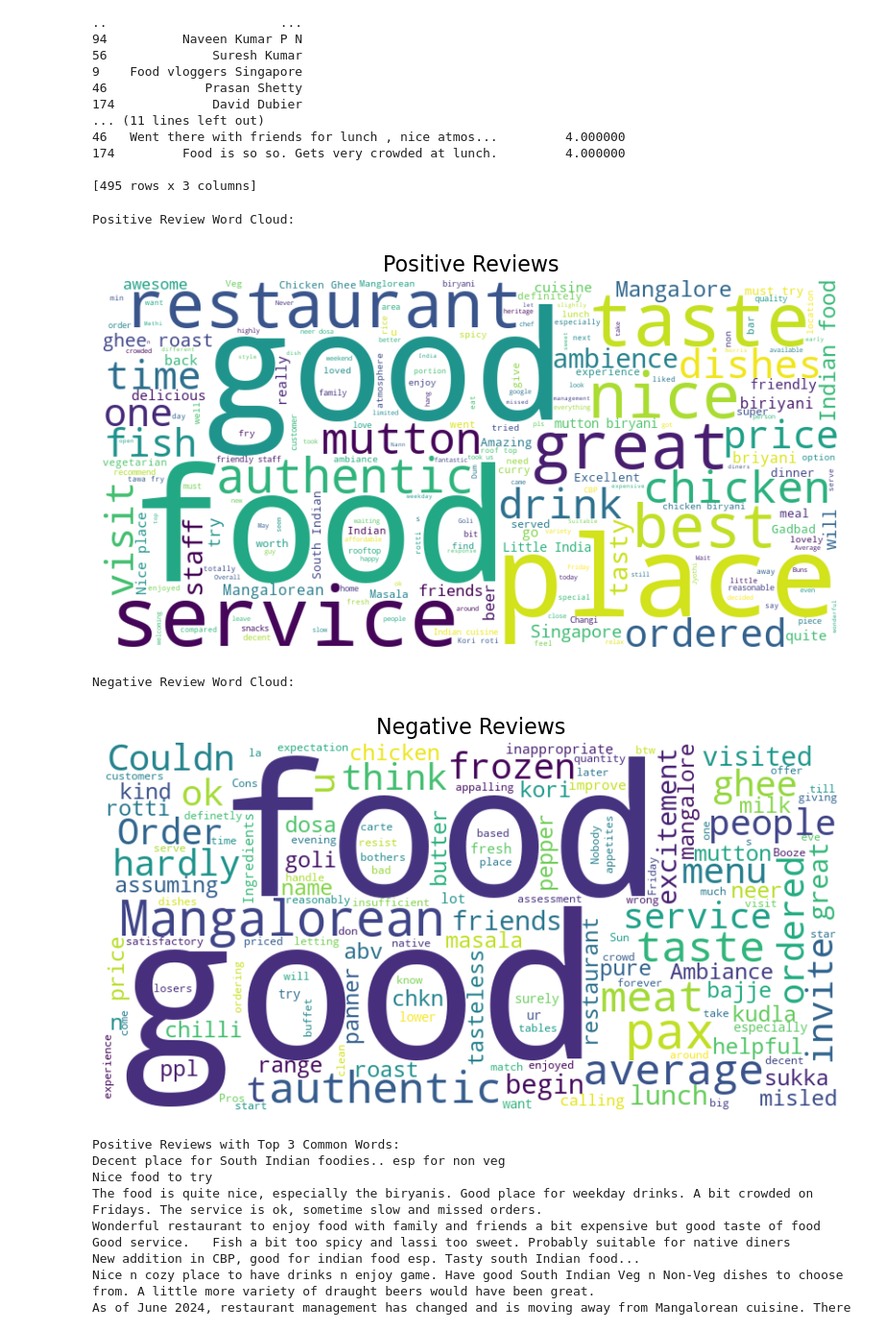
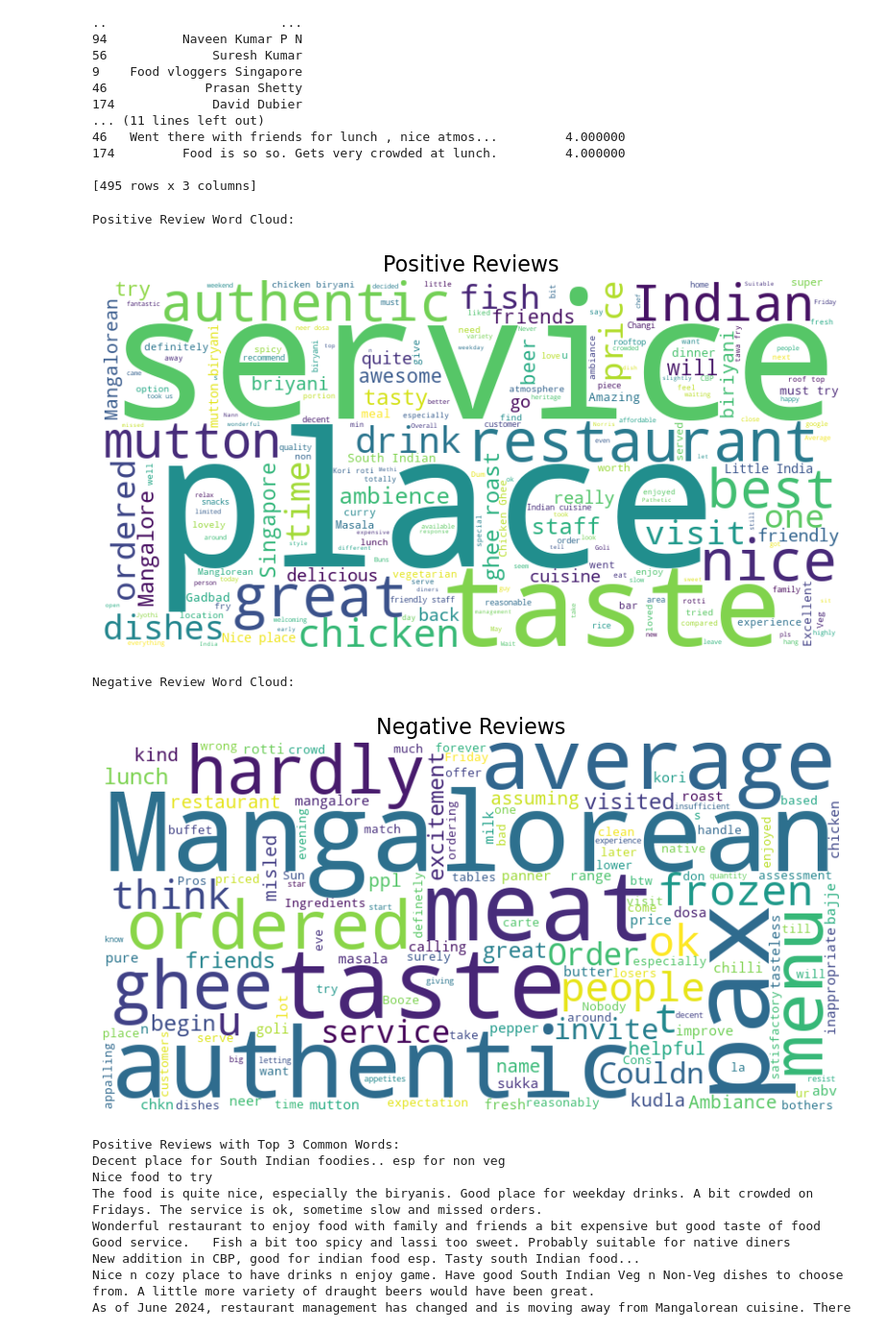
Before and after one commit to yourlaststraw/is434_heritageone, a Jupyter notebook: sentiment_analysis.ipynb, the cells around one changed output. Shown at 96% size. Saved outputs shown, nothing was run; the diff lists cells and outputs as text; code cells hidden in the pictures.

```diff
--- a/sentiment_analysis.ipynb
+++ b/sentiment_analysis.ipynb
@@ -475,7 +475,7 @@ print(df_sorted[['user_name', 'description', 'sentiment_score']])
 [495 rows x 3 columns]
 # %%
 import matplotlib.pyplot as plt
-from wordcloud import WordCloud
+from wordcloud import WordCloud, STOPWORDS
 from collections import Counter
 
 # Function to categorize reviews into positive, negative, and neutral
@@ -483,38 +483,39 @@ def categorize_review(score):
     if score > 0.1:
         return 'positive'
     elif score < -0.1:
         return 'negative'
     else:
         return 'neutral'
 
 # Apply categorization based on sentiment score
 df_sorted['category'] = df_sorted['sentiment_score'].apply(categorize_review)
 
 # Create a function to generate a word cloud from the text of reviews
 def generate_wordcloud(text, title):
-    wordcloud = WordCloud(width=800, height=400, background_color='white').generate(' '.join(text))
+    # Add custom stopwords
+    custom_stopwords = set(STOPWORDS).union({"good", "food"})
+    wordcloud = WordCloud(width=800, height=400, background_color='white', stopwords=custom_stopwords).generate(' '.join(text))
     plt.figure(figsize=(10, 5))
     plt.imshow(wordcloud, interpolation='bilinear')
     plt.title(title, fontsize=16)
     plt.axis('off')
     plt.show()
 
 # Separate reviews into positive, negative, and neutral categories
 positive_reviews = df_sorted[df_sorted['category'] == 'positive']['description'].astype(str)
 negative_reviews = df_sorted[df_sorted['category'] == 'negative']['description'].astype(str)
 
-
 # Generate and plot word clouds for each category
 print("Positive Review Word Cloud:")
 generate_wordcloud(positive_reviews, 'Positive Reviews')
 
 print("Negative Review Word Cloud:")
 generate_wordcloud(negative_reviews, 'Negative Reviews')
 # %% [output]
 Positive Review Word Cloud:
-[figure, old version]
+[figure, new version]
 Negative Review Word Cloud:
-[figure, old version]
+[figure, new version]
 # %%
 from wordcloud import STOPWORDS
 from collections import Counter
```
